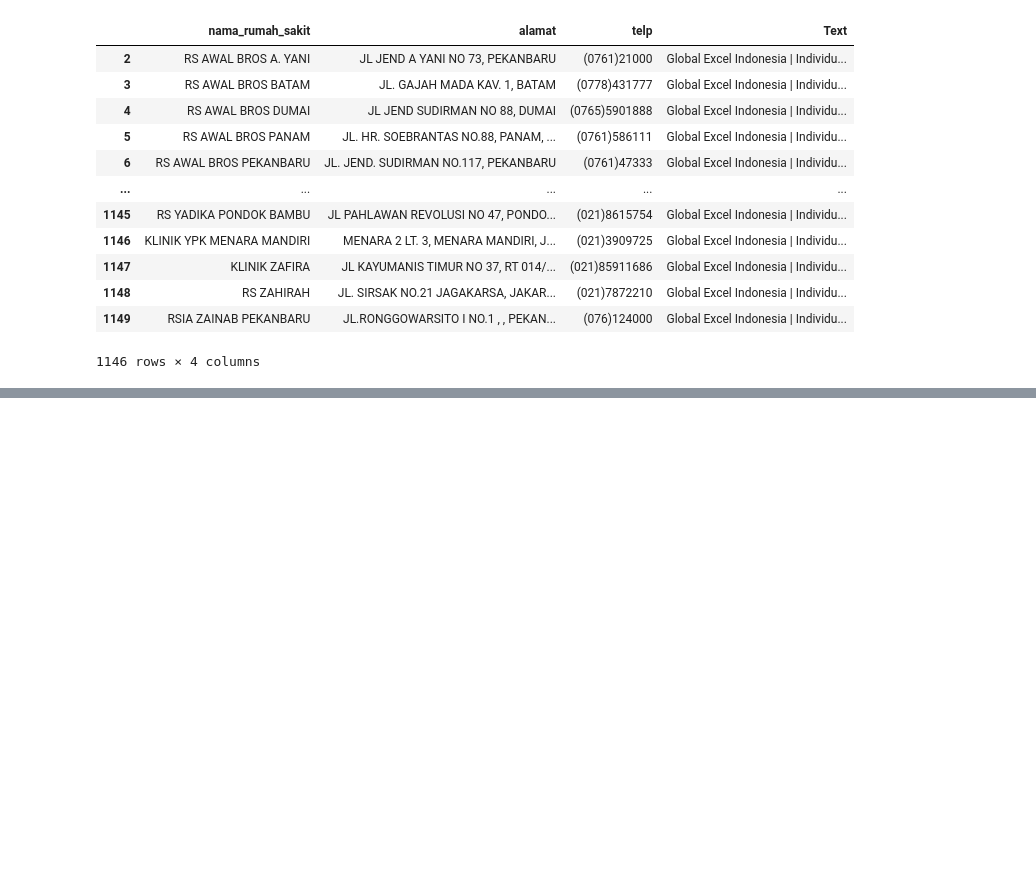
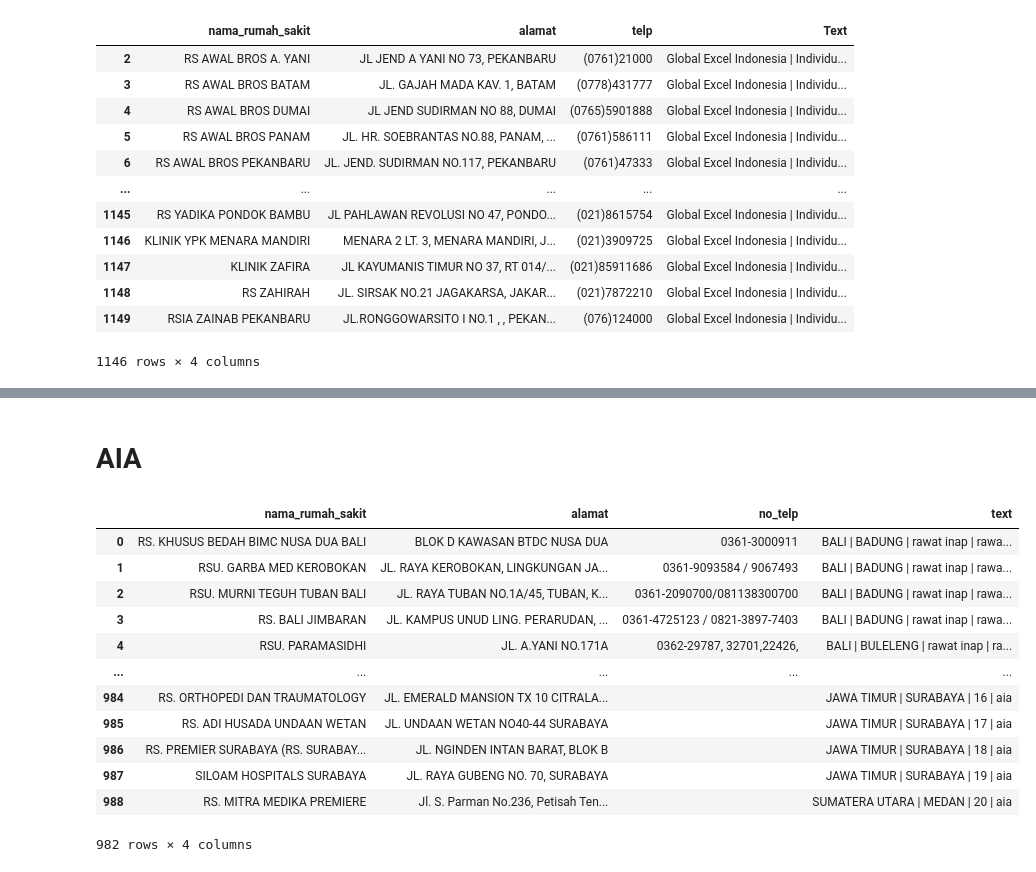
Before and after one commit to deiraaisyar/BISAcare-AI, a Jupyter notebook: daftar_rumah_sakit/xlsx/extract_xlsx_to_csv.ipynb, the cells around one changed output, grey strips where cells are left out. Drawn from its saved outputs; the diff is of its cells as text; code cells hidden in the pictures; blank space fills up the shorter version.

```diff
--- a/daftar_rumah_sakit/xlsx/extract_xlsx_to_csv.ipynb
+++ b/daftar_rumah_sakit/xlsx/extract_xlsx_to_csv.ipynb
@@ -336,0 +593,2 @@ result_df.to_csv('daftar_rumah_sakit_allianz_fixed.csv', index=False, encoding='
+# %% [markdown]
+# AIA
@@ -336,0 +602,55 @@ result_df.to_csv('daftar_rumah_sakit_allianz_fixed.csv', index=False, encoding='
+# %%
+df = df.drop(index=range(0, 11)).reset_index(drop=True)
+# %%
+df = df.drop(df.columns[[0]], axis=1)
+# %%
+df = df.dropna(subset=['Unnamed: 3'])
+# %%
+df = df.fillna(" ")
+# %%
+# Rename dan urutkan kolom
+df = df.rename(columns={
+    'Unnamed: 3': 'nama_rumah_sakit',
+    'Unnamed: 4': 'alamat',
+    'Unnamed: 5': 'no_telp',
+    'Unnamed: 6': 'rawat_inap',
+    'Unnamed: 7': 'rawat_jalan'
+})
+
+# Proses rawat_inap: jika Y maka 'rawat inap', selain itu ' '
+df['rawat_inap'] = df['rawat_inap'].apply(lambda x: 'rawat inap' if str(x).strip().upper() == 'Y' else ' ')
+
+# Proses rawat_jalan: jika ada Y di Unnamed:7 maka 'rawat jalan', selain itu ' '
+df['rawat_jalan'] = df['rawat_jalan'].apply(lambda x: 'rawat jalan' if str(x).strip().upper() == 'Y' else ' ')
+
+# Isi missing value dengan string kosong
+df = df.fillna(' ')
+
+# Gabungkan kolom selain nama_rumah_sakit, alamat, no_telp jadi kolom text, tambahkan kata 'aia'
+main_cols = ['nama_rumah_sakit', 'alamat', 'no_telp']
+text_cols = [col for col in df.columns if col not in main_cols]
+
+def make_text(row):
+    parts = [str(row[col]).strip() for col in text_cols if str(row[col]).strip() and str(row[col]).strip().lower() != 'nan']
+    parts.append('aia')
+    return ' | '.join(parts)
+
+df['text'] = df.apply(make_text, axis=1)
+
+# Pilih kolom final dan urutkan
+result_df = df[['nama_rumah_sakit', 'alamat', 'no_telp', 'text']].copy()
+result_df
+# %% [output]
+|  | nama_rumah_sakit | alamat | no_telp | text |
+| 0 | RS. KHUSUS BEDAH BIMC NUSA DUA BALI | BLOK D KAWASAN BTDC NUSA DUA | 0361-3000911 | BALI | BADUNG | rawat inap | rawa... |
+| 1 | RSU. GARBA MED KEROBOKAN | JL. RAYA KEROBOKAN, LINGKUNGAN JA... | 0361-9093584 / 9067493 | BALI | BADUNG | rawat inap | rawa... |
+| 2 | RSU. MURNI TEGUH TUBAN BALI | JL. RAYA TUBAN NO.1A/45, TUBAN, K... | 0361-2090700/081138300700 | BALI | BADUNG | rawat inap | rawa... |
+| 3 | RS. BALI JIMBARAN | JL. KAMPUS UNUD LING. PERARUDAN, ... | 0361-4725123 / 0821-3897-7403 | BALI | BADUNG | rawat inap | rawa... |
+| 4 | RSU. PARAMASIDHI | JL. A.YANI NO.171A | 0362-29787, 32701,22426, | BALI | BULELENG | rawat inap | ra... |
+| ... | ... | ... | ... | ... |
+| 984 | RS. ORTHOPEDI DAN TRAUMATOLOGY | JL. EMERALD MANSION TX 10 CITRALA... |  | JAWA TIMUR | SURABAYA | 16 | aia |
+| 985 | RS. ADI HUSADA UNDAAN WETAN | JL. UNDAAN WETAN NO40-44 SURABAYA |  | JAWA TIMUR | SURABAYA | 17 | aia |
+| 986 | RS. PREMIER SURABAYA (RS. SURABAY... | JL. NGINDEN INTAN BARAT, BLOK B |  | JAWA TIMUR | SURABAYA | 18 | aia |
+| 987 | SILOAM HOSPITALS SURABAYA | JL. RAYA GUBENG NO. 70, SURABAYA |  | JAWA TIMUR | SURABAYA | 19 | aia |
+| 988 | RS. MITRA MEDIKA PREMIERE | Jl. S. Parman No.236, Petisah Ten... |  | SUMATERA UTARA | MEDAN | 20 | aia |
+982 rows × 4 columns
```
Also changed, not shown: parts of 31 cells of this notebook, 17 other files.
